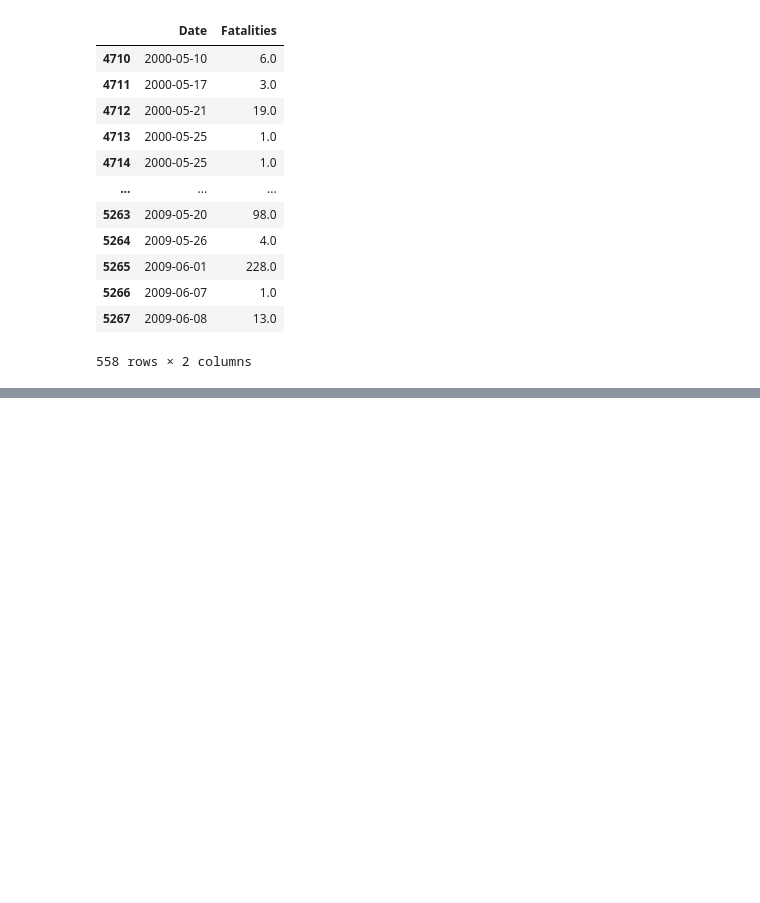
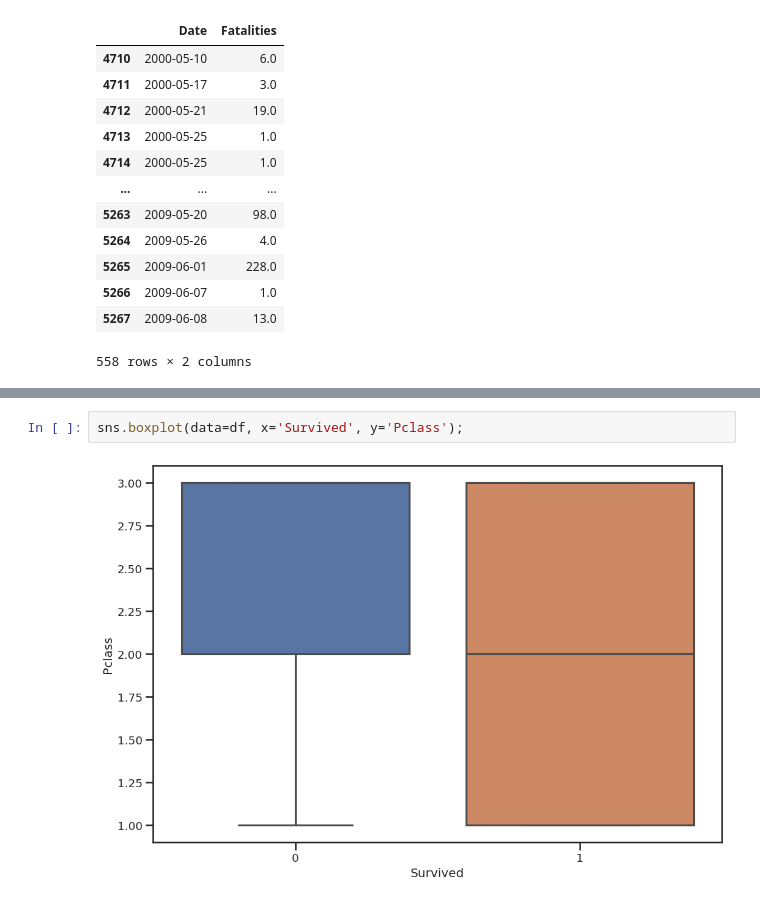
Before and after one commit to vcautela/Data_Wrangling, a Jupyter notebook: Data_Wrangling.ipynb, the cells around one changed output, grey strips where cells are left out. Drawn from its saved outputs; the diff is of its cells as text; blank space fills up the shorter version.

```diff
--- a/Data_Wrangling.ipynb
+++ b/Data_Wrangling.ipynb
@@ -1030,0 +1101,4 @@ df[(df.Date>='2000-05-10') & (df.Date.le('2010-05-10'))]
+# %%
+sns.boxplot(data=df, x='Survived', y='Pclass');
+# %% [output]
+[figure, added]
```
Also changed, not shown: parts of 17 cells of this notebook.
